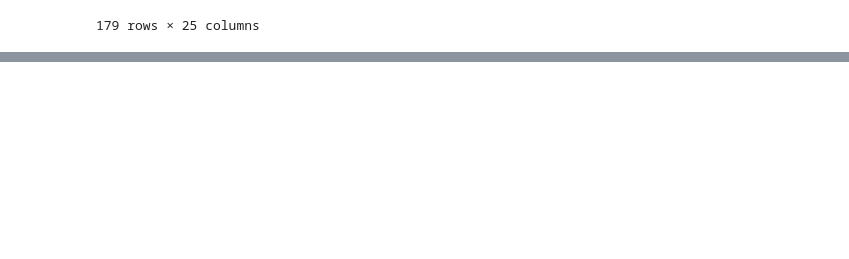
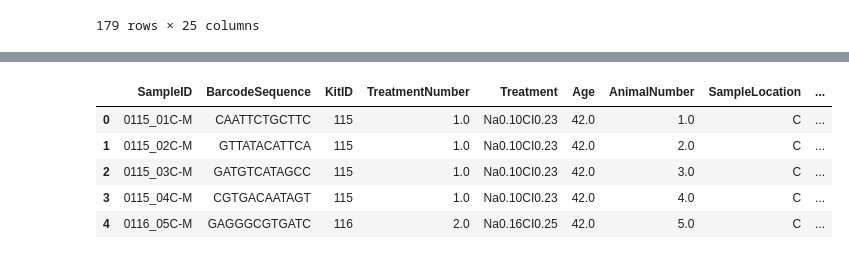
Before and after one commit to judmontoyaso/stunning-spoon, a Jupyter notebook: E347_S3.ipynb, the cells around one changed output, grey strips where cells are left out. Saved outputs shown, nothing was run; the diff lists cells and outputs as text; code cells hidden in the pictures; blank space fills up the shorter version.

```diff
--- a/E347_S3.ipynb
+++ b/E347_S3.ipynb
@@ -468,0 +562,3 @@ df
+# %%
+#índice de Shannon
+alpha_diversity = meta_df_calculate.apply(lambda x: skbio.diversity.alpha.shannon(x), axis=1)
@@ -468,0 +722,11 @@ df
+# %%
+df_meta_alpha = meta_df_calculate.merge(shannon_indices, on='SampleID')
+df_meta_alpha = df_meta_alpha.merge(observed_indices, on='SampleID')
+df_meta_alpha.head()
+# %% [output]
+|  | SampleID | BarcodeSequence | KitID | TreatmentNumber | Treatment | Age | AnimalNumber | SampleLocation | ... |
+| 0 | 0115_01C-M | CAATTCTGCTTC | 115 | 1.0 | Na0.10CI0.23 | 42.0 | 1.0 | C | ... |
+| 1 | 0115_02C-M | GTTATACATTCA | 115 | 1.0 | Na0.10CI0.23 | 42.0 | 2.0 | C | ... |
+| 2 | 0115_03C-M | GATGTCATAGCC | 115 | 1.0 | Na0.10CI0.23 | 42.0 | 3.0 | C | ... |
+| 3 | 0115_04C-M | CGTGACAATAGT | 115 | 1.0 | Na0.10CI0.23 | 42.0 | 4.0 | C | ... |
+| 4 | 0116_05C-M | GAGGGCGTGATC | 116 | 2.0 | Na0.16CI0.25 | 42.0 | 5.0 | C | ... |
```
Also changed, not shown: parts of 28 cells of this notebook, 3 other files.
